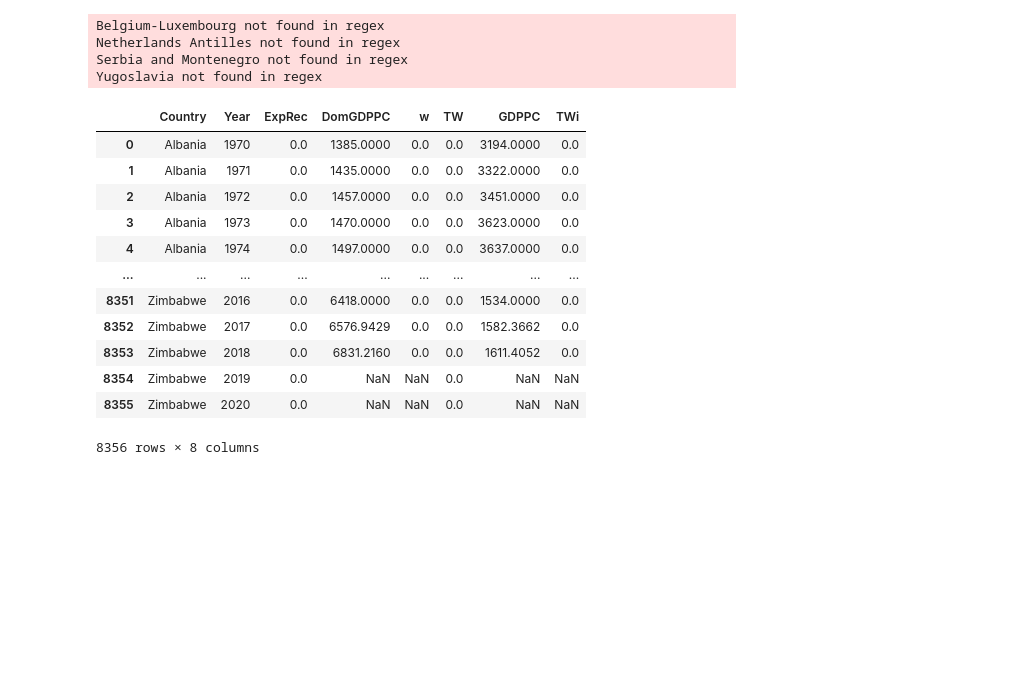
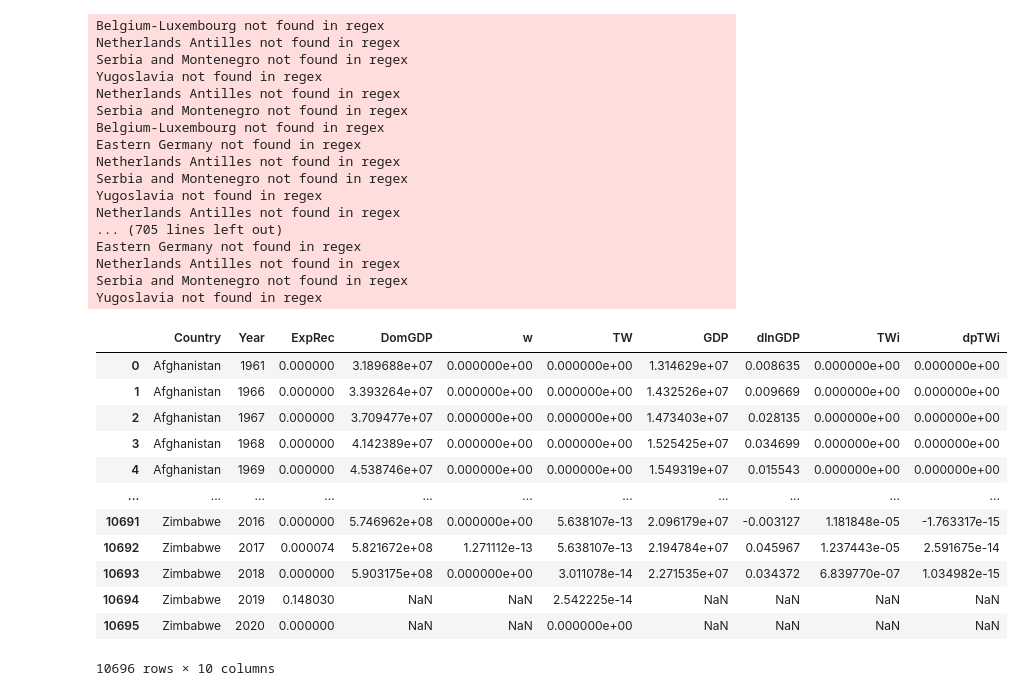
Before and after one commit to JTayMilli/GonGrowth, a Jupyter notebook: DOT/DOTprocessing.ipynb, the cells around one changed output. Cells and saved outputs as stored; diff of their text form; code cells hidden in the pictures; blank space fills up the shorter version.

```diff
--- a/DOT/DOTprocessing.ipynb
+++ b/DOT/DOTprocessing.ipynb
@@ -10,10 +10,14 @@ cc = coco.CountryConverter()
 # %%
 ##Add GDP per capita before removing years
 GDPpc_Data = (pd.read_excel("../mpd2020.xlsx", sheet_name = "Full data")
-                .drop(columns = ["pop", "countrycode"])
+                .drop(columns = ["countrycode"])
                 .rename(columns = {"gdppc" : "GDPPC", "country" : "Country", "year" : "Year"})
                 .replace({'United States' : 'USA'}))
 #GDPpc_Data.head()
-GDPpc_Data["Country"] = cc.convert(names = GDPpc_Data['Country'], to = "name_short")
-GDPpc_Data.GDPPC =  pd.to_numeric(GDPpc_Data.GDPPC)  #Convert column to numeric for calculations
+GDPpc_Data['GDP'] = GDPpc_Data['GDPPC'] * GDPpc_Data['pop']
+GDPpc_Data = GDPpc_Data.replace(0, np.nan).dropna()
+GDPpc_Data['lnGDP'] = np.log(GDPpc_Data['GDP'])
+GDPpc_Data['dlnGDP'] = GDPpc_Data.groupby('Country', group_keys=False)['lnGDP'].diff(1)
+#GDPpc_Data["Country"] = cc.convert(names = GDPpc_Data['Country'], to = "name_short")
+GDPpc_Data
 # %% [output]
@@ -53,12 +37,14 @@ GDPpc_Data
+# %%
+GDPpc_Data = GDPpc_Data[['Year', 'Country', 'GDP', 'dlnGDP']].dropna()
 # %%
-TWWI = pd.DataFrame(columns=['Country', 'Year', 'TWWI'])
+TWWI = pd.DataFrame(columns=['Country', 'Year', 'TWWI', 'dpTWWI'])
 
 # assign directory
 directory = 'DOTdata'
 
 # iterate over files in
 # that directory
-for filename in os.listdir(directory)[30:31]:
+for filename in os.listdir(directory):
 #for i in range(1,187):
     #f = f"DOTdata\Exports_to_Count ({i}).xlsx"
     f = os.path.join(directory, filename)
@@ -78,50 +64,64 @@ for filename in os.listdir(directory)[30:31]:
         #Coun
         temp = temp[temp['Country']!= "Aruba, Kingdom of the Netherlands"]
         temp = temp[temp['Country']!= "Curaçao, Kingdom of the Netherlands"] #countries that don't matter
         temp = temp[temp['Country']!= "Sint Maarten, Kingdom of the Netherlands"]
 
         temp.Country = cc.convert(names = temp['Country'], to = "name_short")
         temp = temp[temp["Country"] != "not found"]
         temp = temp.melt(id_vars='Country', var_name="Year", value_name="ExpRec")
         temp.Year = temp.Year.astype(int)
         temp.ExpRec = temp.apply(lambda x: float(x['ExpRec'].split(" ")[0].replace(',','')) if type(x['ExpRec']) == str else x['ExpRec'], axis=1) ## 1.2 e issue solving
 
         CounGDP = GDPpc_Data[GDPpc_Data.Country == Coun]
-        temp2 = temp.merge(CounGDP[['Year', 'GDPPC']], on ='Year', how = 'left').rename(columns = {'GDPPC': 'DomGDPPC'})
-        temp2['w'] = temp2.apply(lambda x: np.nan if ( np.isnan(x['DomGDPPC']) or x['DomGDPPC'] == 0 ) else x['ExpRec'] / x['DomGDPPC'] * 1e6 , axis=1)  ##calculate w per year
+        temp2 = temp.merge(CounGDP[['Year', 'GDP']], on ='Year', how = 'left').rename(columns = {'GDP': 'DomGDP'})
+        temp2['w'] = temp2.apply(lambda x: np.nan if ( np.isnan(x['DomGDP']) or x['DomGDP'] == 0 ) else x['ExpRec'] / x['DomGDP'], axis=1)  ##calculate w per year # * 1e6 ??
         temp2 = temp2.sort_values(by = ["Country", "Year"])
 
         TW = ( temp2.groupby('Country')[["Year","w"]]
             .rolling(5, min_periods=5, on='Year', closed = "left")
             .mean().reset_index().drop(columns = "level_1")
             .rename(columns = {'w':'TW'}).fillna(0) ) ##calculating TW
 
-        temp3 = temp2.merge(TW, on= ['Year','Country'], how = "outer").merge(GDPpc_Data, on = ["Country", "Year"], how = "left")
-        temp3['TWi'] = temp3.apply(lambda x: x['TW'] * x['GDPPC'], axis = 1)
+        temp3 = temp2.merge(TW, on= ['Year','Country'], how = "outer").merge(GDPpc_Data[["Country", "Year", "GDP", "dlnGDP"]], on = ["Country", "Year"], how = "left")
+        temp3['TWi'] = temp3.apply(lambda x: x['TW'] * x['GDP'], axis = 1)
+        temp3['dpTWi'] = temp3.apply(lambda x: x['TW'] * x['dlnGDP'], axis = 1)
         #temp3.tail(50)
 
-        temp4 = temp3.groupby('Year')['TWi'].sum().reset_index().rename(columns = {"TWi": 'TWWI'})
+        temp4 = temp3.groupby('Year')[['TWi', 'dpTWi']].sum().reset_index().rename(columns = {"TWi": 'TWWI', "dpTWi": 'dpTWWI'})
         temp4['Country'] = Coun
         TWWI = pd.concat([TWWI, temp4])
 #==============================================================================
 temp3
 # %% [output]
 Belgium-Luxembourg not found in regex
 Netherlands Antilles not found in regex
 Serbia and Montenegro not found in regex
 Yugoslavia not found in regex
+Netherlands Antilles not found in regex
+Serbia and Montenegro not found in regex
+Belgium-Luxembourg not found in regex
+Eastern Germany not found in regex
+Netherlands Antilles not found in regex
+Serbia and Montenegro not found in regex
+Yugoslavia not found in regex
+Netherlands Antilles not found in regex
+... (705 lines left out)
+Eastern Germany not found in regex
+Netherlands Antilles not found in regex
+Serbia and Montenegro not found in regex
+Yugoslavia not found in regex
-|  | Country | Year | ExpRec | DomGDPPC | w | TW | GDPPC | TWi |
-| 0 | Albania | 1970 | 0.0 | 1385.0000 | 0.0 | 0.0 | 3194.0000 | 0.0 |
-| 1 | Albania | 1971 | 0.0 | 1435.0000 | 0.0 | 0.0 | 3322.0000 | 0.0 |
-| 2 | Albania | 1972 | 0.0 | 1457.0000 | 0.0 | 0.0 | 3451.0000 | 0.0 |
-| 3 | Albania | 1973 | 0.0 | 1470.0000 | 0.0 | 0.0 | 3623.0000 | 0.0 |
-| 4 | Albania | 1974 | 0.0 | 1497.0000 | 0.0 | 0.0 | 3637.0000 | 0.0 |
-| ... | ... | ... | ... | ... | ... | ... | ... | ... |
-| 8351 | Zimbabwe | 2016 | 0.0 | 6418.0000 | 0.0 | 0.0 | 1534.0000 | 0.0 |
-| 8352 | Zimbabwe | 2017 | 0.0 | 6576.9429 | 0.0 | 0.0 | 1582.3662 | 0.0 |
-| 8353 | Zimbabwe | 2018 | 0.0 | 6831.2160 | 0.0 | 0.0 | 1611.4052 | 0.0 |
-| 8354 | Zimbabwe | 2019 | 0.0 | NaN | NaN | 0.0 | NaN | NaN |
-| 8355 | Zimbabwe | 2020 | 0.0 | NaN | NaN | 0.0 | NaN | NaN |
+|  | Country | Year | ExpRec | DomGDP | w | TW | GDP | dlnGDP | TWi | dpTWi |
+| 0 | Afghanistan | 1961 | 0.000000 | 3.189688e+07 | 0.000000e+00 | 0.000000e+00 | 1.314629e+07 | 0.008635 | 0.000000e+00 | 0.000000e+00 |
+| 1 | Afghanistan | 1966 | 0.000000 | 3.393264e+07 | 0.000000e+00 | 0.000000e+00 | 1.432526e+07 | 0.009669 | 0.000000e+00 | 0.000000e+00 |
+| 2 | Afghanistan | 1967 | 0.000000 | 3.709477e+07 | 0.000000e+00 | 0.000000e+00 | 1.473403e+07 | 0.028135 | 0.000000e+00 | 0.000000e+00 |
+| 3 | Afghanistan | 1968 | 0.000000 | 4.142389e+07 | 0.000000e+00 | 0.000000e+00 | 1.525425e+07 | 0.034699 | 0.000000e+00 | 0.000000e+00 |
+| 4 | Afghanistan | 1969 | 0.000000 | 4.538746e+07 | 0.000000e+00 | 0.000000e+00 | 1.549319e+07 | 0.015543 | 0.000000e+00 | 0.000000e+00 |
+| ... | ... | ... | ... | ... | ... | ... | ... | ... | ... | ... |
+| 10691 | Zimbabwe | 2016 | 0.000000 | 5.746962e+08 | 0.000000e+00 | 5.638107e-13 | 2.096179e+07 | -0.003127 | 1.181848e-05 | -1.763317e-15 |
+| 10692 | Zimbabwe | 2017 | 0.000074 | 5.821672e+08 | 1.271112e-13 | 5.638107e-13 | 2.194784e+07 | 0.045967 | 1.237443e-05 | 2.591675e-14 |
+| 10693 | Zimbabwe | 2018 | 0.000000 | 5.903175e+08 | 0.000000e+00 | 3.011078e-14 | 2.271535e+07 | 0.034372 | 6.839770e-07 | 1.034982e-15 |
+| 10694 | Zimbabwe | 2019 | 0.148030 | NaN | NaN | 2.542225e-14 | NaN | NaN | NaN | NaN |
+| 10695 | Zimbabwe | 2020 | 0.000000 | NaN | NaN | 0.000000e+00 | NaN | NaN | NaN | NaN |
-8356 rows × 8 columns
+10696 rows × 10 columns
 # %%
 TWWI.to_csv("TWWI.csv", index = False)
```
Also changed, not shown: parts of 2 cells of this notebook, 4 other files.
